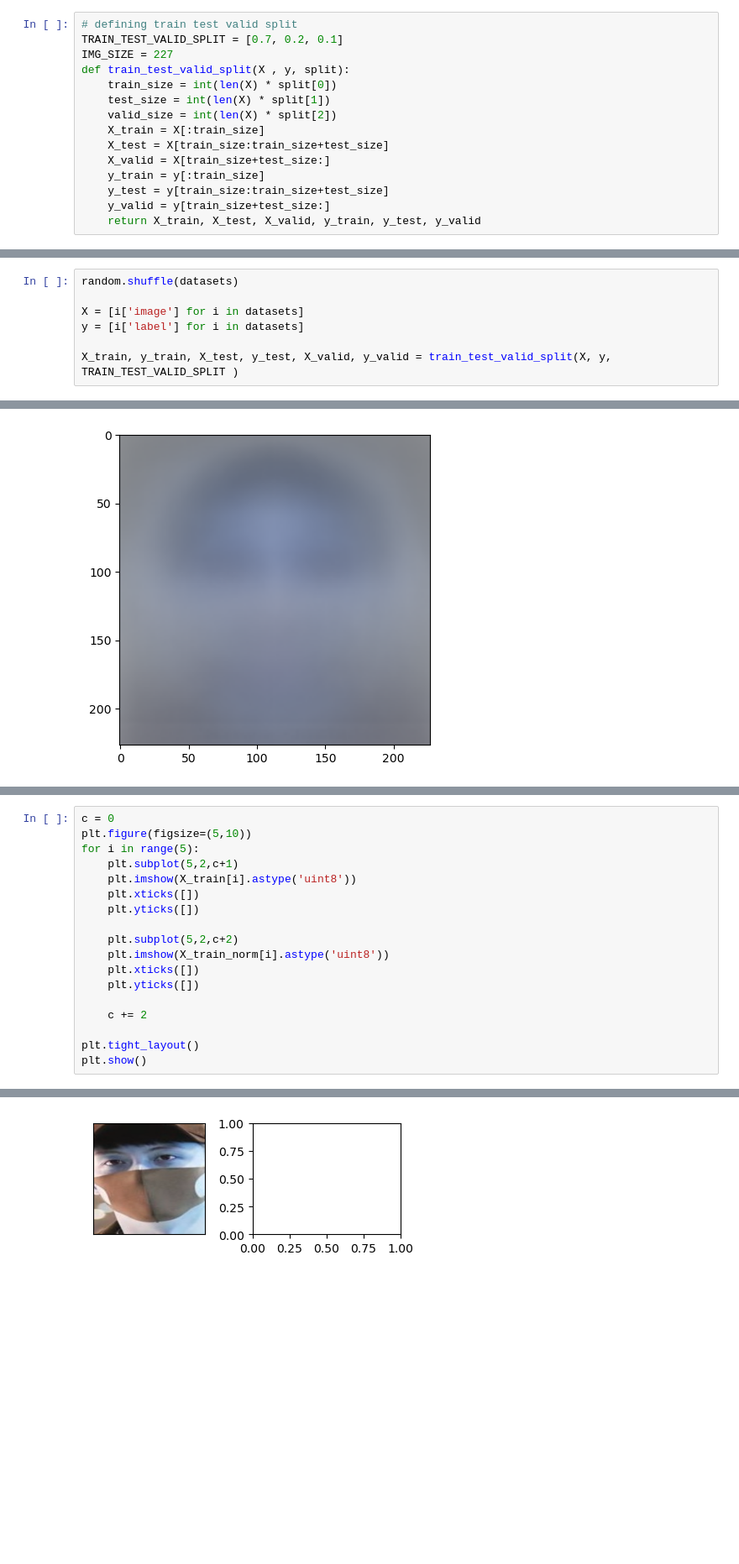
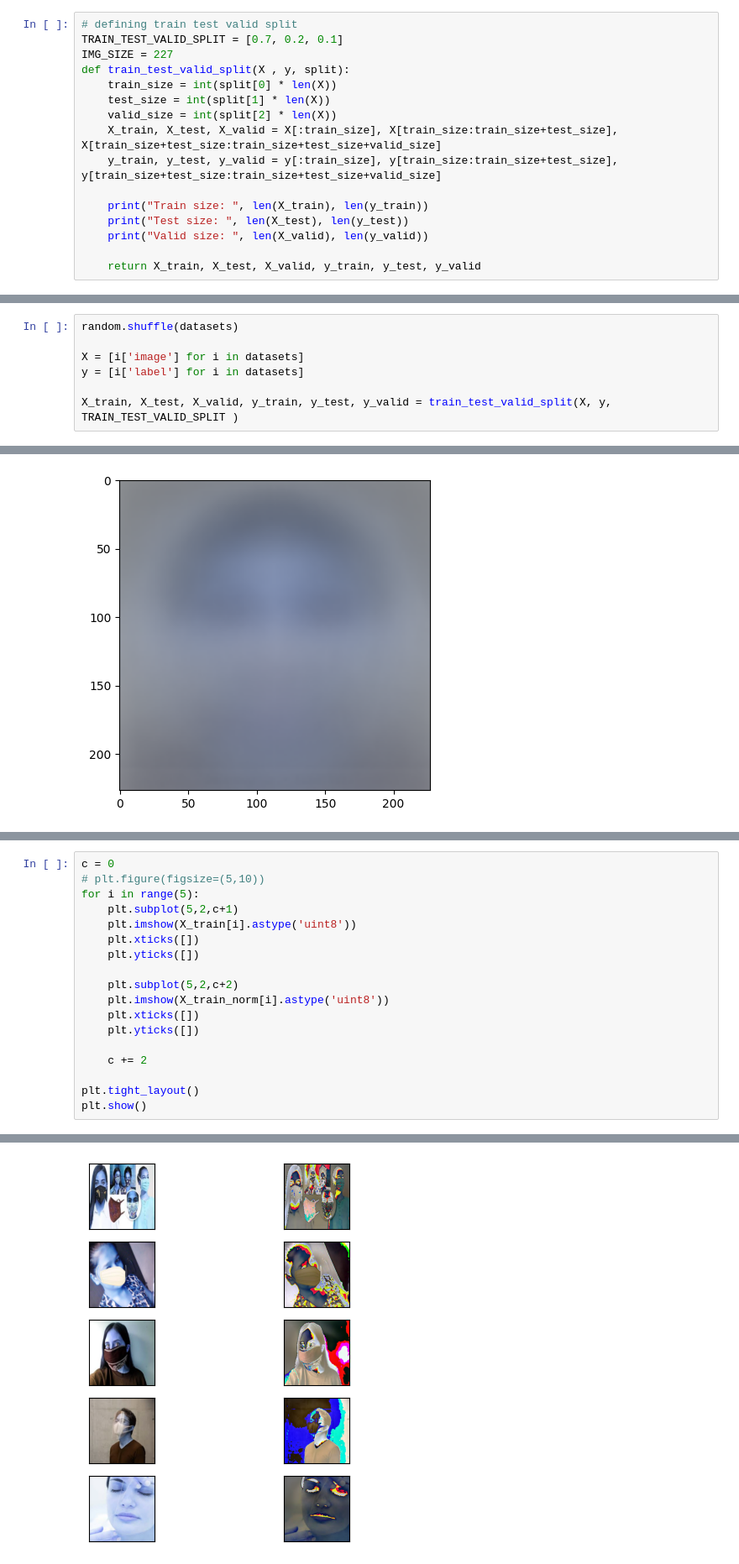
Before and after one commit to LitHaxor/COE4234-CVPR-SPRING-22-23, a Jupyter notebook: Final/group-assignment-1/face-musk-detection.ipynb, the cells around one changed output, grey strips where cells are left out. Shown at 84% size. Cells and saved outputs as stored; diff of their text form; blank space fills up the shorter version.

```diff
--- a/Final/group-assignment-1/face-musk-detection.ipynb
+++ b/Final/group-assignment-1/face-musk-detection.ipynb
@@ -29,14 +22,15 @@ print(CATEGORIES)
 TRAIN_TEST_VALID_SPLIT = [0.7, 0.2, 0.1]
 IMG_SIZE = 227
 def train_test_valid_split(X , y, split):
-    train_size = int(len(X) * split[0])
-    test_size = int(len(X) * split[1])
-    valid_size = int(len(X) * split[2])
-    X_train = X[:train_size]
-    X_test = X[train_size:train_size+test_size]
-    X_valid = X[train_size+test_size:]
-    y_train = y[:train_size]
-    y_test = y[train_size:train_size+test_size]
-    y_valid = y[train_size+test_size:]
+    train_size = int(split[0] * len(X))
+    test_size = int(split[1] * len(X))
+    valid_size = int(split[2] * len(X))
+    X_train, X_test, X_valid = X[:train_size], X[train_size:train_size+test_size], X[train_size+test_size:train_size+test_size+valid_size]
+    y_train, y_test, y_valid = y[:train_size], y[train_size:train_size+test_size], y[train_size+test_size:train_size+test_size+valid_size]
+
+    print("Train size: ", len(X_train), len(y_train))
+    print("Test size: ", len(X_test), len(y_test))
+    print("Valid size: ", len(X_valid), len(y_valid))
+
     return X_train, X_test, X_valid, y_train, y_test, y_valid
 # %%
@@ -86,4 +80,4 @@ random.shuffle(datasets)
 X = [i['image'] for i in datasets]
 y = [i['label'] for i in datasets]
 
-X_train, y_train, X_test, y_test, X_valid, y_valid = train_test_valid_split(X, y, TRAIN_TEST_VALID_SPLIT )
+X_train, X_test, X_valid, y_train, y_test, y_valid = train_test_valid_split(X, y, TRAIN_TEST_VALID_SPLIT )
@@ -140,6 +134,6 @@ KeyboardInterrupt:
 # %%
 c = 0
-plt.figure(figsize=(5,10))
+# plt.figure(figsize=(5,10))
 for i in range(5):
     plt.subplot(5,2,c+1)
     plt.imshow(X_train[i].astype('uint8'))
@@ -160 +153 @@ NameError: name 'X_train_norm' is not defined
-[figure, old version]
+[figure, new version]
```
Also changed, not shown: parts of 16 cells of this notebook.
